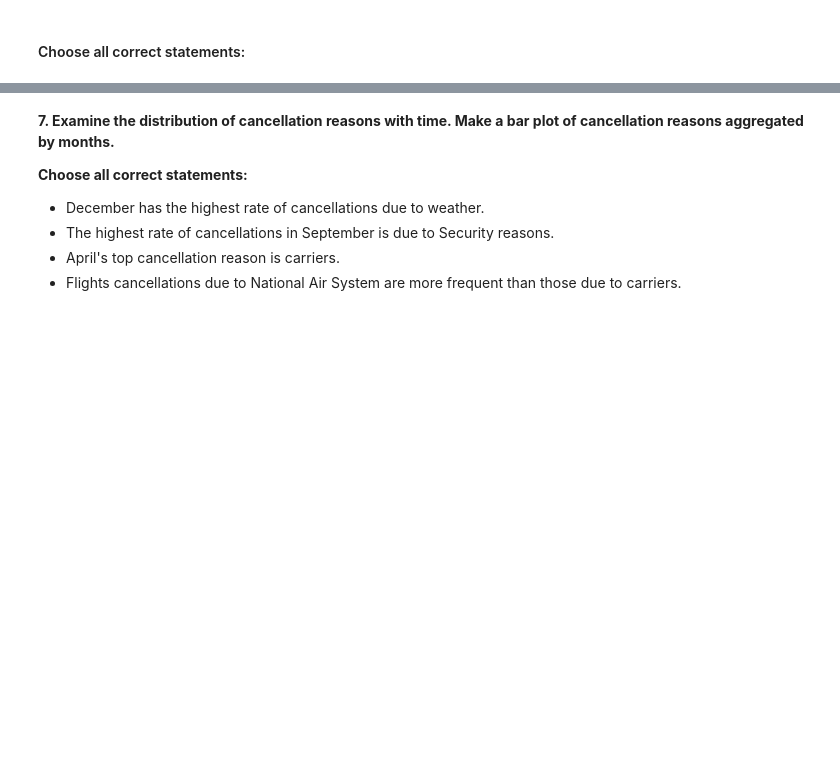
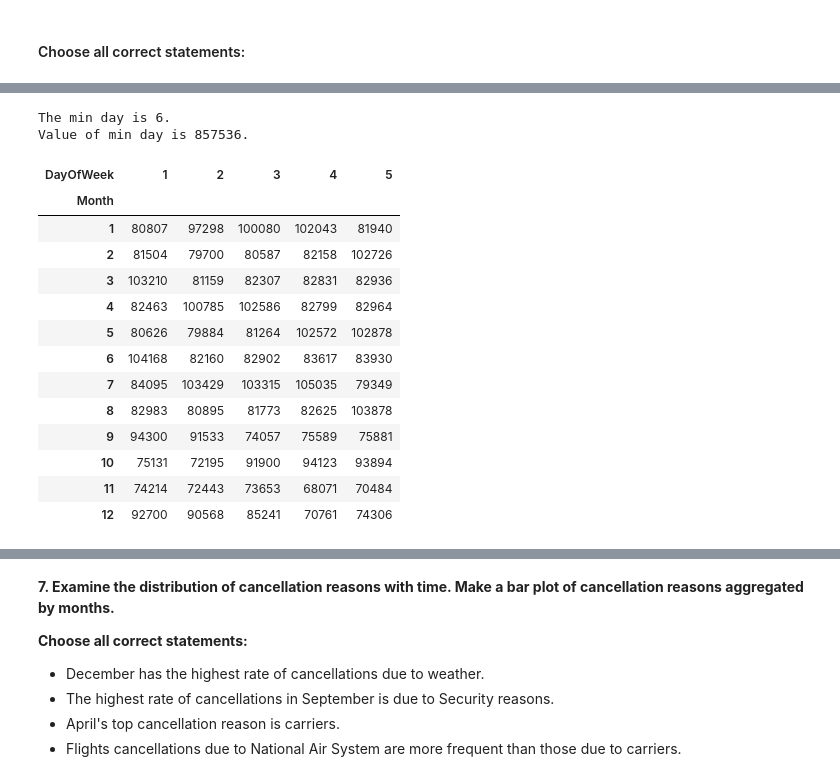
Before and after one commit to plyutik/mlcourse.ai, a Jupyter notebook: jupyter_english/assignments_fall2018/assignment2_USA_flights.ipynb, the cells around one changed output, grey strips where cells are left out. Drawn from its saved outputs; the diff is of its cells as text; code cells hidden in the pictures; blank space fills up the shorter version.

```diff
--- a/jupyter_english/assignments_fall2018/assignment2_USA_flights.ipynb
+++ b/jupyter_english/assignments_fall2018/assignment2_USA_flights.ipynb
@@ -510,0 +533,2 @@ There are less flights during winter than during summer.
+# %%
+compare_dates = pd.crosstab(flights_df.Month, flights_df.DayOfWeek, margins=True)
@@ -510,0 +548,23 @@ There are less flights during winter than during summer.
+# %%
+print("The min day is", str(compare_dates.iloc[-1,:].idxmin()) + '.')
+print("Value of min day is", str(compare_dates.iloc[-1,:].min()) + '.')
+# %% [output]
+The min day is 6.
+Value of min day is 857536.
+# %%
+compare_dates.iloc[:-1,:5]
+# %% [output]
+| DayOfWeek | 1 | 2 | 3 | 4 | 5 |
+| Month |  |  |  |  |  |
+| 1 | 80807 | 97298 | 100080 | 102043 | 81940 |
+| 2 | 81504 | 79700 | 80587 | 82158 | 102726 |
+| 3 | 103210 | 81159 | 82307 | 82831 | 82936 |
+| 4 | 82463 | 100785 | 102586 | 82799 | 82964 |
+| 5 | 80626 | 79884 | 81264 | 102572 | 102878 |
+| 6 | 104168 | 82160 | 82902 | 83617 | 83930 |
+| 7 | 84095 | 103429 | 103315 | 105035 | 79349 |
+| 8 | 82983 | 80895 | 81773 | 82625 | 103878 |
+| 9 | 94300 | 91533 | 74057 | 75589 | 75881 |
+| 10 | 75131 | 72195 | 91900 | 94123 | 93894 |
+| 11 | 74214 | 72443 | 73653 | 68071 | 70484 |
+| 12 | 92700 | 90568 | 85241 | 70761 | 74306 |
```
Also changed, not shown: parts of 14 cells of this notebook.
